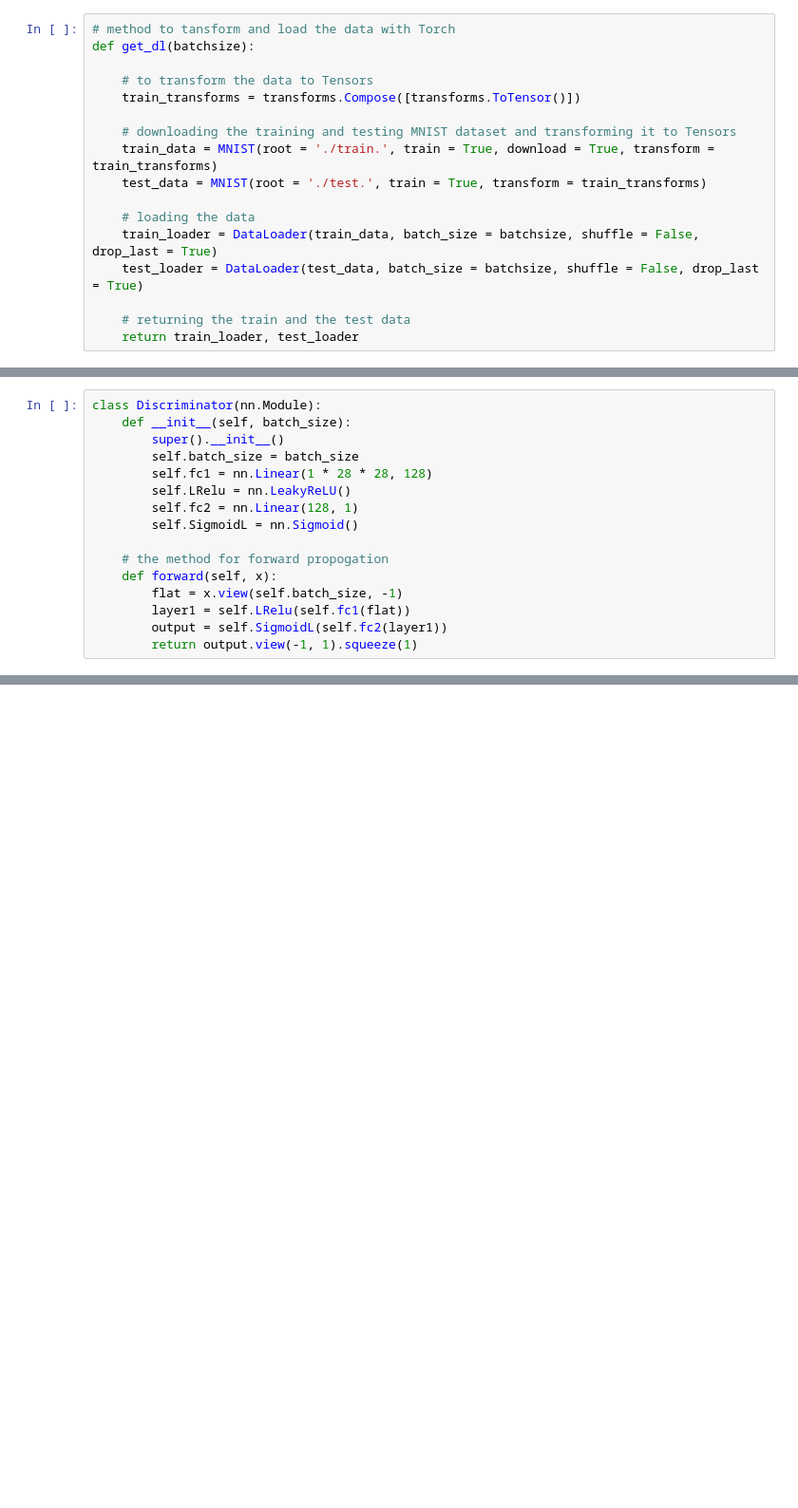
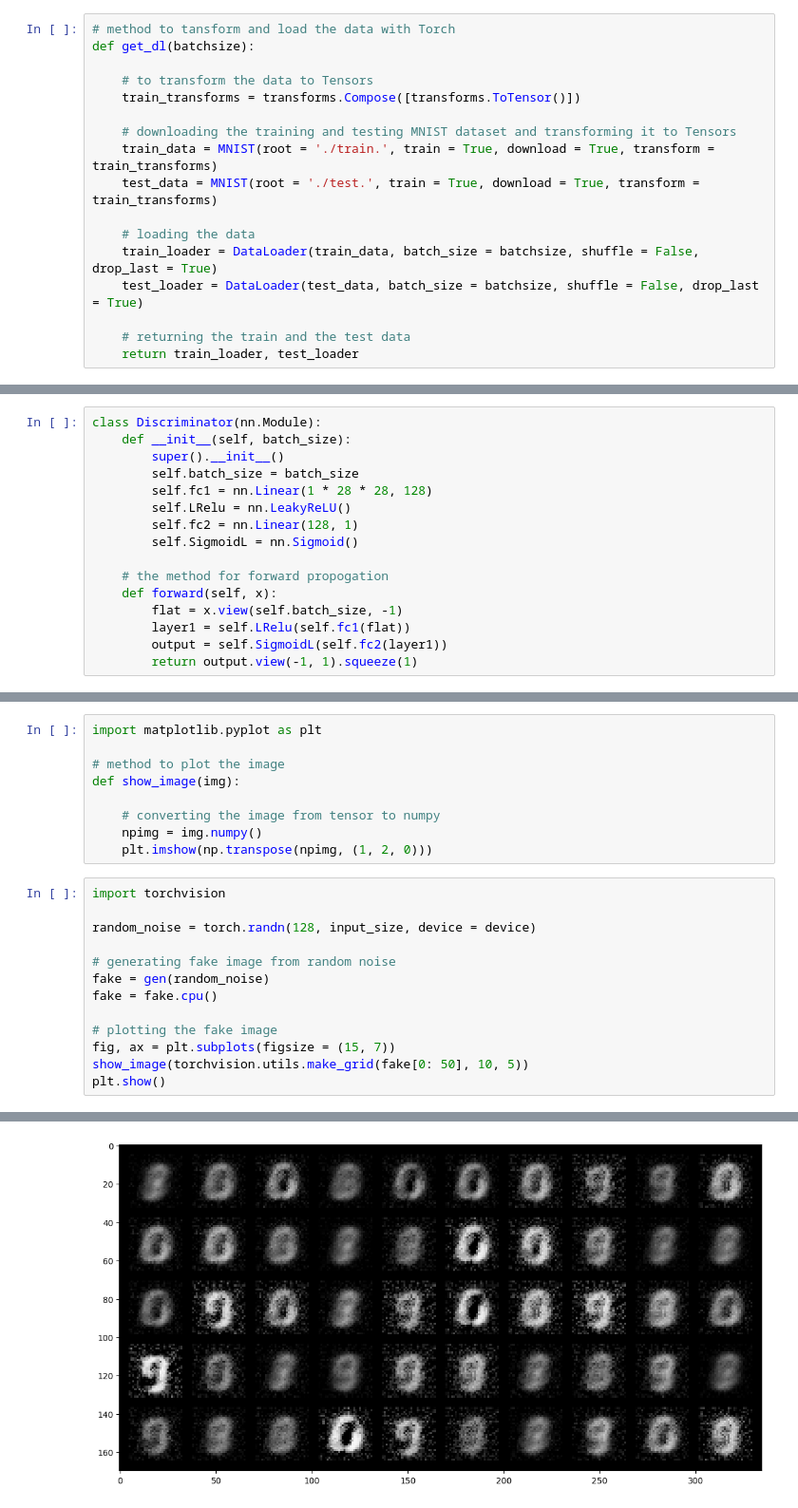
Before and after one commit to Spartan-119/PyTorch-project-to-build-a-GAN-model-on-MNIST-dataset, a Jupyter notebook: GAN_Implementation.ipynb, the cells around one changed output, grey strips where cells are left out. Shown: that part at 95% size. Cells and saved outputs as stored; diff of their text form; blank space fills up the shorter version.

```diff
--- a/GAN_Implementation.ipynb
+++ b/GAN_Implementation.ipynb
@@ -17,7 +17,7 @@ def get_dl(batchsize):
 
     # downloading the training and testing MNIST dataset and transforming it to Tensors
     train_data = MNIST(root = './train.', train = True, download = True, transform = train_transforms)
-    test_data = MNIST(root = './test.', train = True, transform = train_transforms)
+    test_data = MNIST(root = './test.', train = True, download = True, transform = train_transforms)
 
     # loading the data
     train_loader = DataLoader(train_data, batch_size = batchsize, shuffle = False, drop_last = True)
@@ -64,0 +195,23 @@ class Discriminator(nn.Module):
+# %%
+import matplotlib.pyplot as plt
+
+# method to plot the image
+def show_image(img):
+
+    # converting the image from tensor to numpy
+    npimg = img.numpy()
+    plt.imshow(np.transpose(npimg, (1, 2, 0)))
+# %%
+import torchvision
+
+random_noise = torch.randn(128, input_size, device = device)
+
+# generating fake image from random noise
+fake = gen(random_noise)
+fake = fake.cpu()
+
+# plotting the fake image
+fig, ax = plt.subplots(figsize = (15, 7))
+show_image(torchvision.utils.make_grid(fake[0: 50], 10, 5))
+plt.show()
+# %% [output]
@@ -64,0 +219 @@ class Discriminator(nn.Module):
+[figure, added]
```
Also changed, not shown: parts of 5 cells of this notebook.
